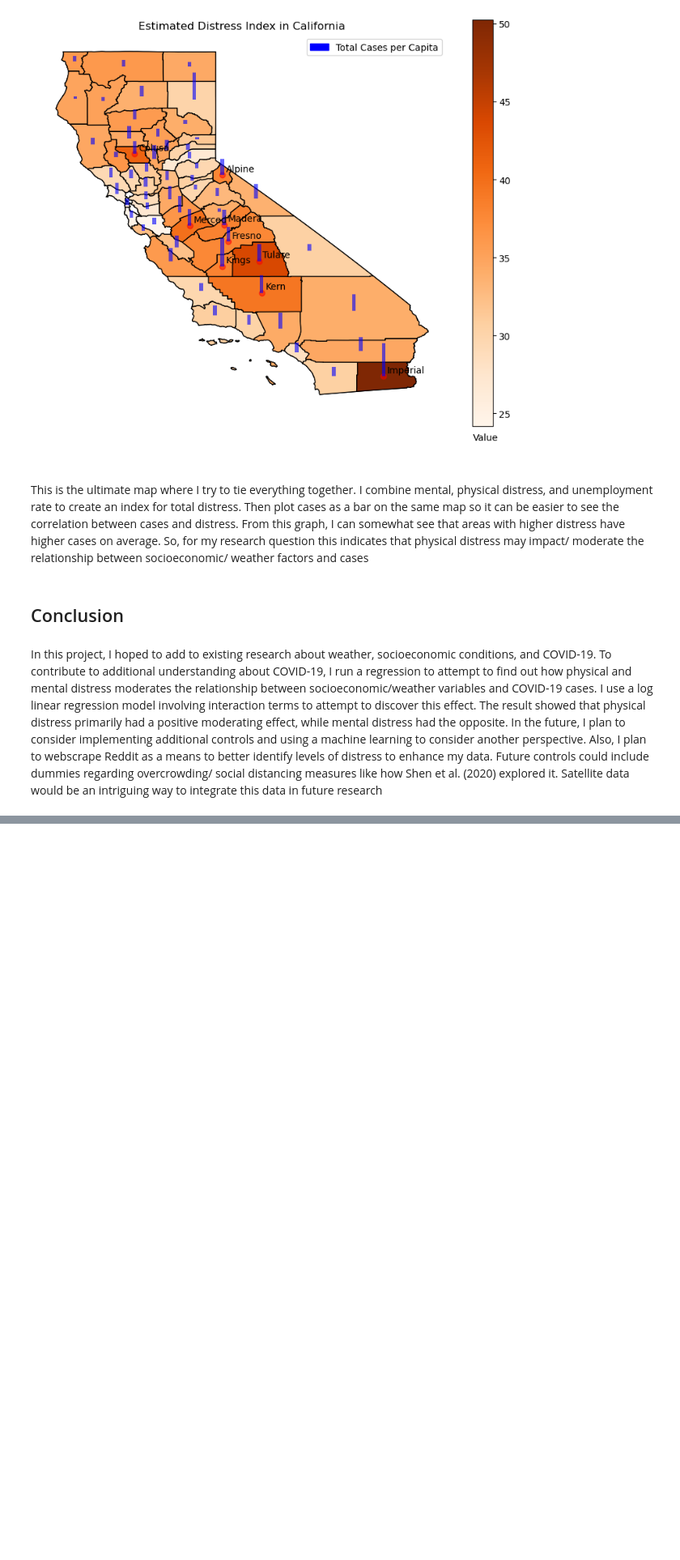
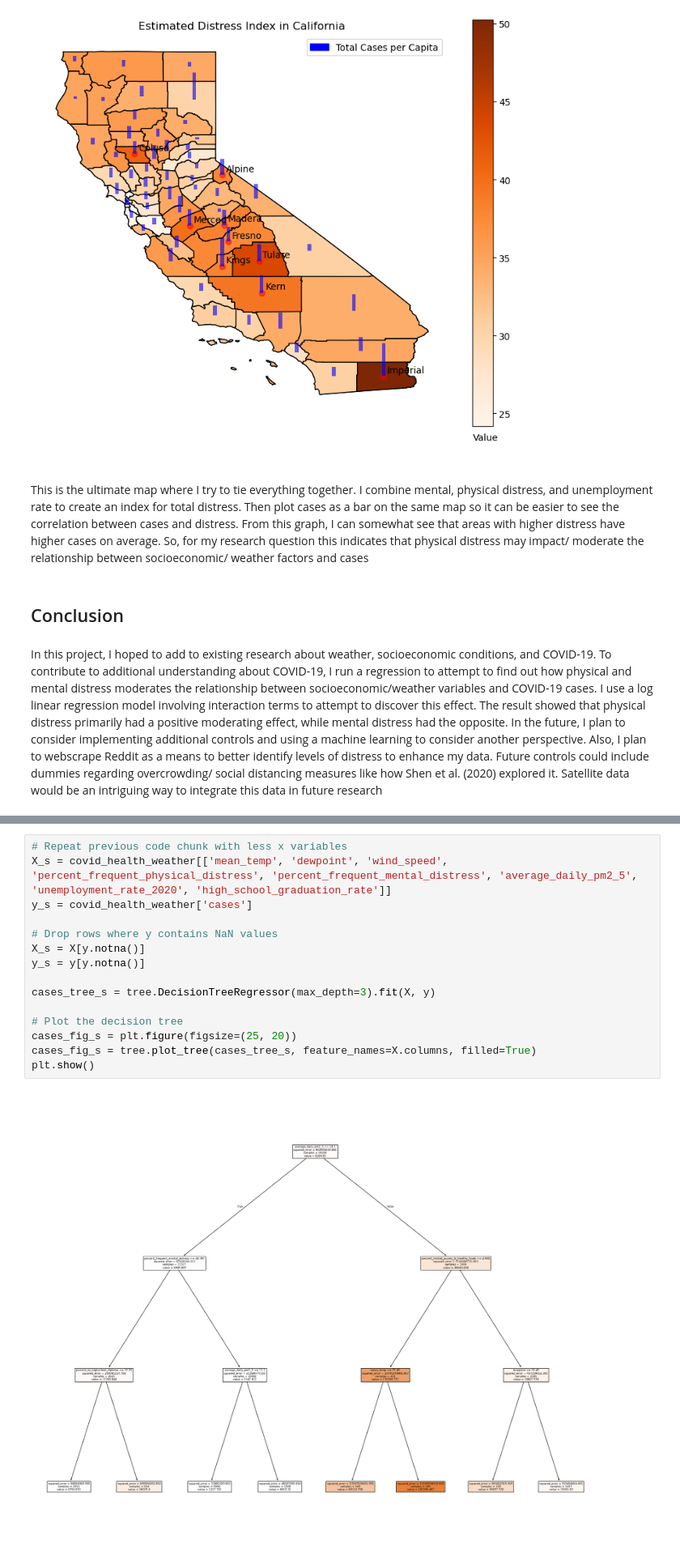
Before and after one commit to r-lee1888/eco225-project-code-r-lee1888, a Jupyter notebook: Code/Project1Code.ipynb, the cells around one changed output, grey strips where cells are left out. Shown at 81% size. Drawn from its saved outputs; the diff is of its cells as text; blank space fills up the shorter version.

```diff
--- a/Code/Project1Code.ipynb
+++ b/Code/Project1Code.ipynb
@@ -823,0 +848,17 @@ print(wordCount)
+# %%
+# Repeat previous code chunk with less x variables
+X_s = covid_health_weather[['mean_temp', 'dewpoint', 'wind_speed', 'percent_frequent_physical_distress', 'percent_frequent_mental_distress', 'average_daily_pm2_5', 'unemployment_rate_2020', 'high_school_graduation_rate']]
+y_s = covid_health_weather['cases']
+
+# Drop rows where y contains NaN values
+X_s = X[y.notna()]
+y_s = y[y.notna()]
+
+cases_tree_s = tree.DecisionTreeRegressor(max_depth=3).fit(X, y)
+
+# Plot the decision tree
+cases_fig_s = plt.figure(figsize=(25, 20))
+cases_fig_s = tree.plot_tree(cases_tree_s, feature_names=X.columns, filled=True)
+plt.show()
+# %% [output]
+[figure, added]
```
Also changed, not shown: parts of 8 cells of this notebook.
